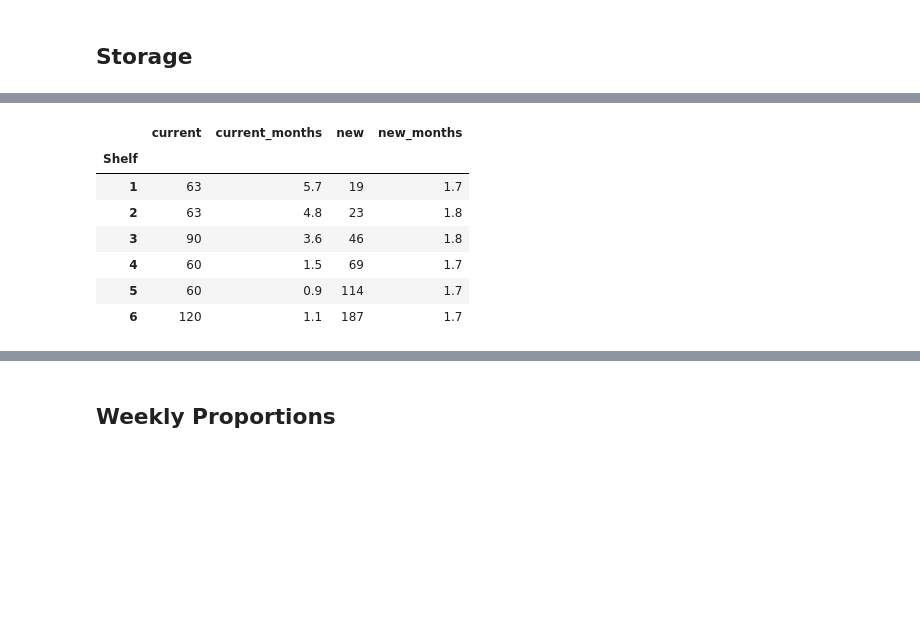
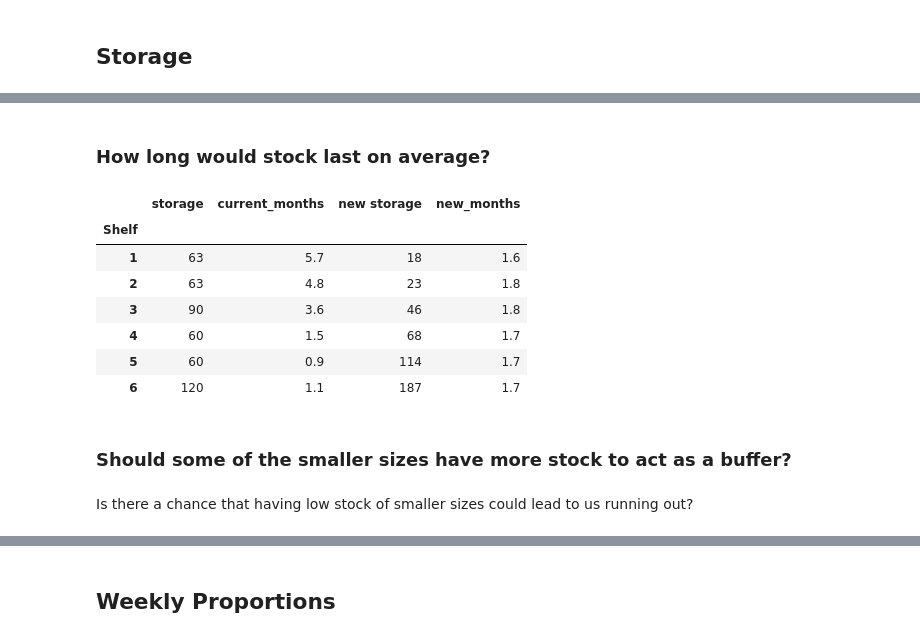
Before and after one commit to reedbc1/Diapers, a Jupyter notebook: diapers.ipynb, the cells around one changed output, grey strips where cells are left out. Drawn from its saved outputs; the diff is of its cells as text; code cells hidden in the pictures; blank space fills up the shorter version.

Commit message:
Added more analytics to Storage

```diff
--- a/diapers.ipynb
+++ b/diapers.ipynb
@@ -539,7 +490,19 @@ Create table showing average sizes given out each month
 # %%
-storage["Avg. Per Month"] = averages
+# total diapers distributed each month
+monthly_totals = df_total.loc[:,"1":"6"].sum(axis=1)
 
-# is average per month prop correct here?
-storage["Avg. Per Month Prop."] = total_area_percent
+# average of sizes 1-6 distributed monthly
+averages = pd.Series([math.ceil(x) for x in df_total.loc[:,"1":"6"].mean()])
 
-# instead take averages / sum(averages)
+# proportions
+props = round(averages / averages.sum(), 2)
+
+# creet
+month_avg = pd.DataFrame({
+    "Shelf": storage.index,
+    "Avg. Per Month": averages,
+    "Proportion of Total": props
+})
+month_avg = month_avg.set_index("Shelf")
+
+month_avg
@@ -546,2 +520,12 @@ storage["Avg. Per Month Prop."] = total_area_percent
 # %%
-storage['New Stock'] = storage['Total'].sum() * storage["Avg. Per Month Prop."]
+df_combined = pd.concat([storage, month_avg], axis=1)
+
+df_combined["Shelf"] = month_avg.index
+df_combined = df_combined.set_index("Shelf")
+
+df_combined["Recommended New Totals"] = round(df_combined["Proportion of Total"] * df_combined["Total"].sum(), 0)
+df_combined['Recommended New Totals'] = [math.ceil(x) for x in df_combined['Recommended New Totals']]
+
+df_combined.columns = ["Current Storage", "Current Proportion", "Avg. Per Month", "Avg. Proportion", "Rec. New Storage"]
+
+df_combined
@@ -561,24 +572,30 @@ storage
+# %% [markdown]
+### How long would stock last on average?
 # %%
 # table for how many months we could last with our shelves fully stocked
-current = storage['Total']
-current_months = round(storage['Total'] / storage['Avg. Per Month'], 1)
-new = storage["New Stock"]
-new_months = round(storage["New Stock"] / storage['Avg. Per Month'], 1)
+current = df_combined["Current Storage"]
+current_months = round(df_combined["Current Storage"] / df_combined['Avg. Per Month'], 1)
+new = df_combined["Rec. New Storage"]
+new_months = round(df_combined["Rec. New Storage"] / df_combined['Avg. Per Month'], 1)
 
 stock = pd.DataFrame({
-    'current': current,
+    'storage': current,
     'current_months': current_months,
-    'new': new,
+    'new storage': new,
     'new_months': new_months
 })
 
 stock
 # %% [output]
-|  | current | current_months | new | new_months |
+|  | storage | current_months | new storage | new_months |
 | Shelf |  |  |  |  |
-| 1 | 63 | 5.7 | 19 | 1.7 |
+| 1 | 63 | 5.7 | 18 | 1.6 |
 | 2 | 63 | 4.8 | 23 | 1.8 |
 | 3 | 90 | 3.6 | 46 | 1.8 |
-| 4 | 60 | 1.5 | 69 | 1.7 |
+| 4 | 60 | 1.5 | 68 | 1.7 |
 | 5 | 60 | 0.9 | 114 | 1.7 |
 | 6 | 120 | 1.1 | 187 | 1.7 |
+# %% [markdown]
+### Should some of the smaller sizes have more stock to act as a buffer?
+# %% [markdown]
+Is there a chance that having low stock of smaller sizes could lead to us running out?
```
Also changed, not shown: parts of 31 cells of this notebook.
